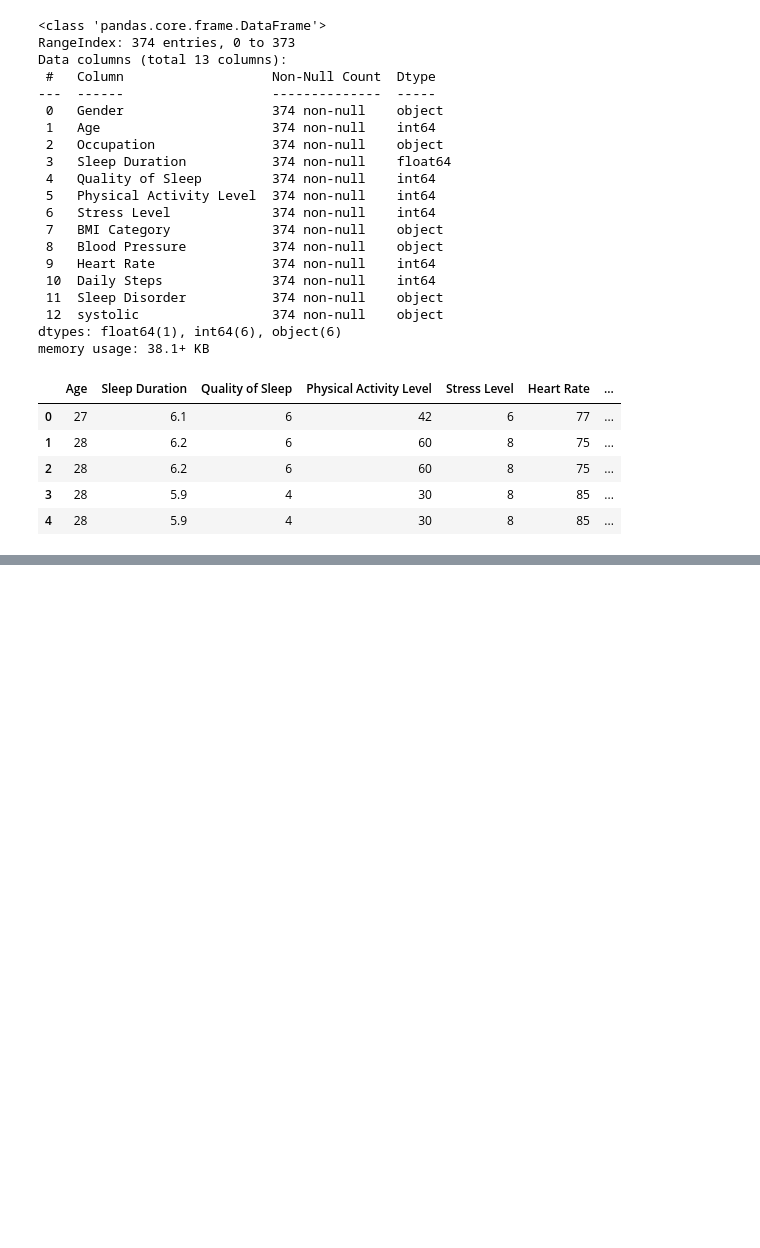
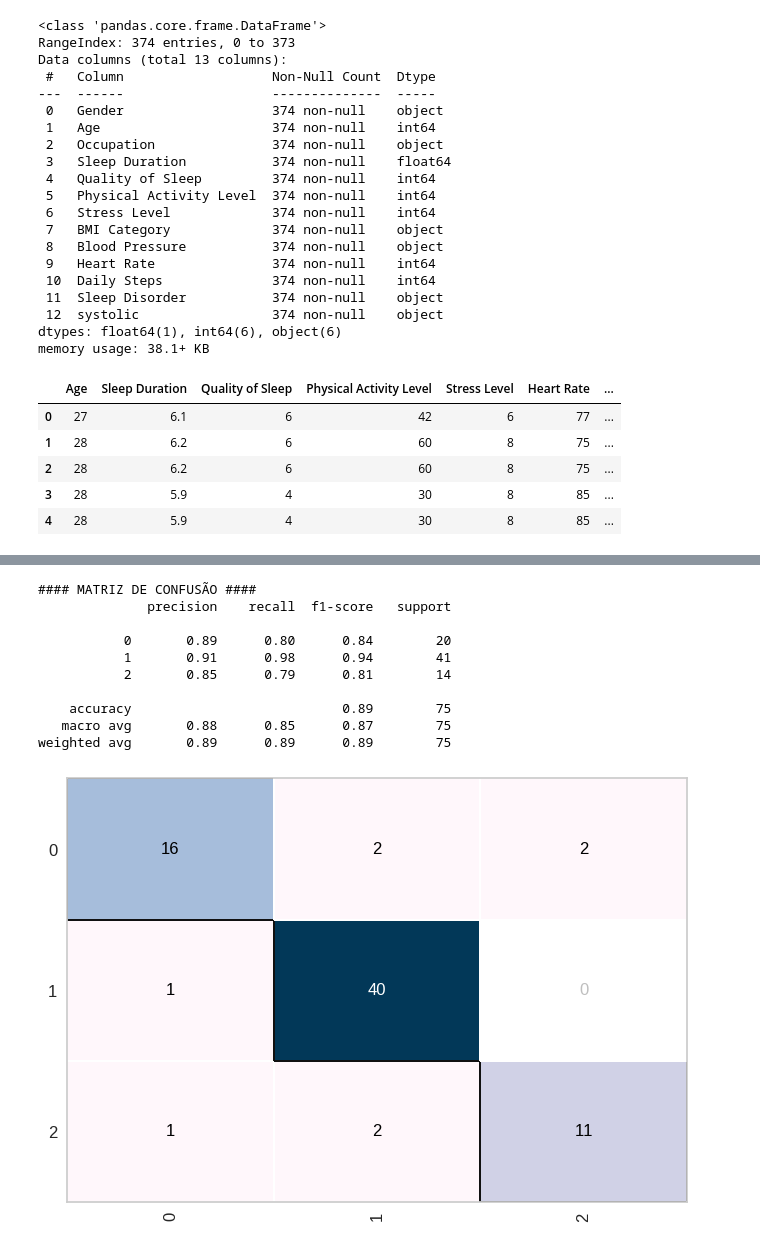
Before and after one commit to cantaruttim/SleepHealthandLifestyle, a Jupyter notebook: SleepHealthandLifestyle.ipynb, the cells around one changed output, grey strips where cells are left out. Drawn from its saved outputs; the diff is of its cells as text; code cells hidden in the pictures; blank space fills up the shorter version.

```diff
--- a/SleepHealthandLifestyle.ipynb
+++ b/SleepHealthandLifestyle.ipynb
@@ -178,0 +438,21 @@ dataset.head()
+# %%
+print('#### MATRIZ DE CONFUSÃO ####')
+cm = ConfusionMatrix(random_forest,
+                     cmap = 'PuBu')
+cm.fit(X_train, y_train)
+cm.score(X_test, y_test)
+
+previsoes = random_forest.predict(X_test)
+print(classification_report(y_test, previsoes))
+# %% [output]
+#### MATRIZ DE CONFUSÃO ####
+              precision    recall  f1-score   support
+
+           0       0.89      0.80      0.84        20
+           1       0.91      0.98      0.94        41
+           2       0.85      0.79      0.81        14
+
+    accuracy                           0.89        75
+   macro avg       0.88      0.85      0.87        75
+weighted avg       0.89      0.89      0.89        75
+[figure, added]
```
Also changed, not shown: parts of 20 cells of this notebook.
